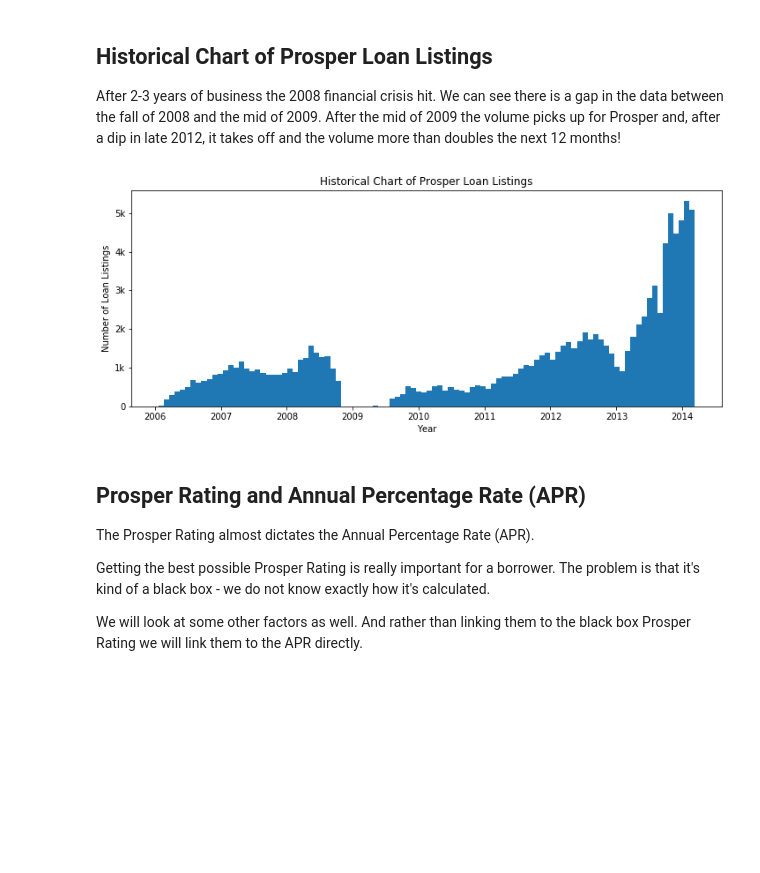
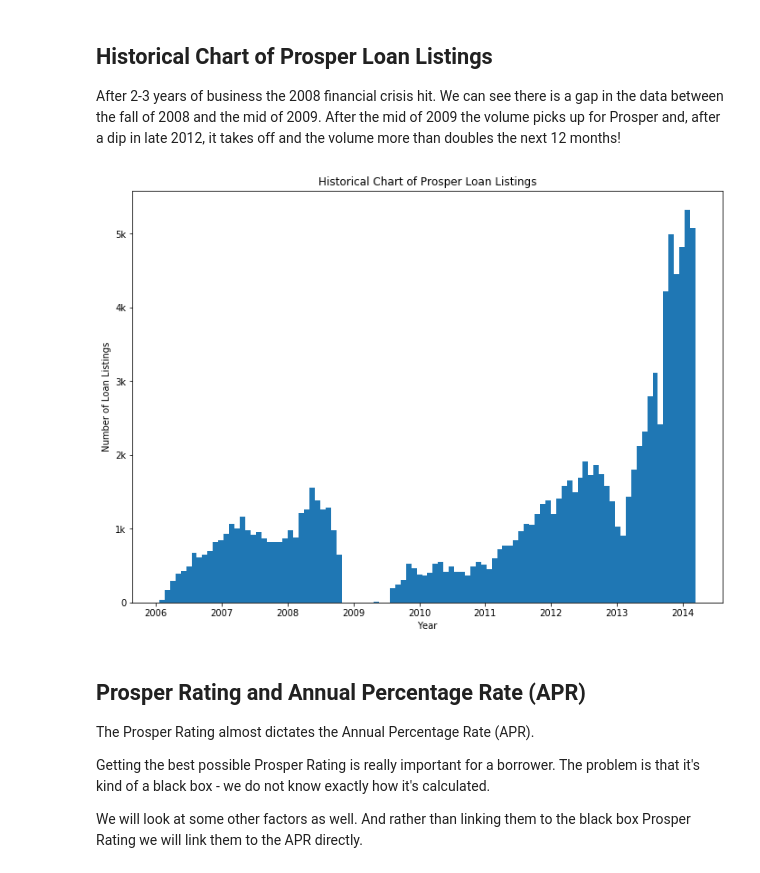
Before and after one commit to trulsmoller/communicate_data_findings, a Jupyter notebook: explan_slide_deck.ipynb, the cells around one changed output. Drawn from its saved outputs; the diff is of its cells as text; code cells hidden in the pictures; blank space fills up the shorter version.

Commit message:
Improved the format of explanatory plots and layout

```diff
--- a/explan_slide_deck.ipynb
+++ b/explan_slide_deck.ipynb
@@ -165,16 +164,17 @@ def mean_poly(x, y, bins = 10, **kwargs):
 
 After 2-3 years of business the 2008 financial crisis hit. We can see there is a gap in the data between the fall of 2008 and the mid of 2009. After the mid of 2009 the volume picks up for Prosper and, after a dip in late 2012, it takes off and the volume more than doubles the next 12 months!
 # %%
-plt.figure(figsize = [12,4.5])
+plt.figure(figsize = [11.69,8.37])
+
 
 plt.hist(df["LoanOriginationDate"], bins = 100)
 
 plt.xlabel('Year')
 plt.yticks([0, 1e3, 2e3, 3e3, 4e3, 5e3], [0, '1k', '2k', '3k', '4k', '5k'])
 plt.ylabel('Number of Loan Listings')
 plt.title('Historical Chart of Prosper Loan Listings');
 # %% [output]
-[figure, old version]
+[figure, new version]
 # %% [markdown]
 ## Prosper Rating and Annual Percentage Rate (APR)
 
```
Also changed, not shown: parts of 7 cells of this notebook, 1 other file.
